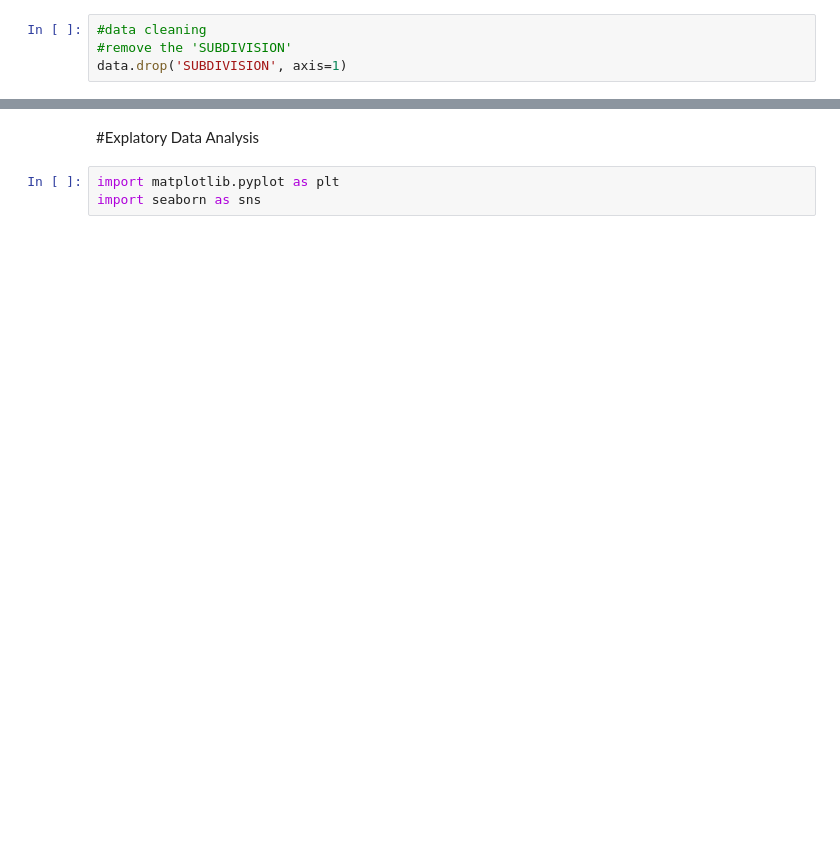
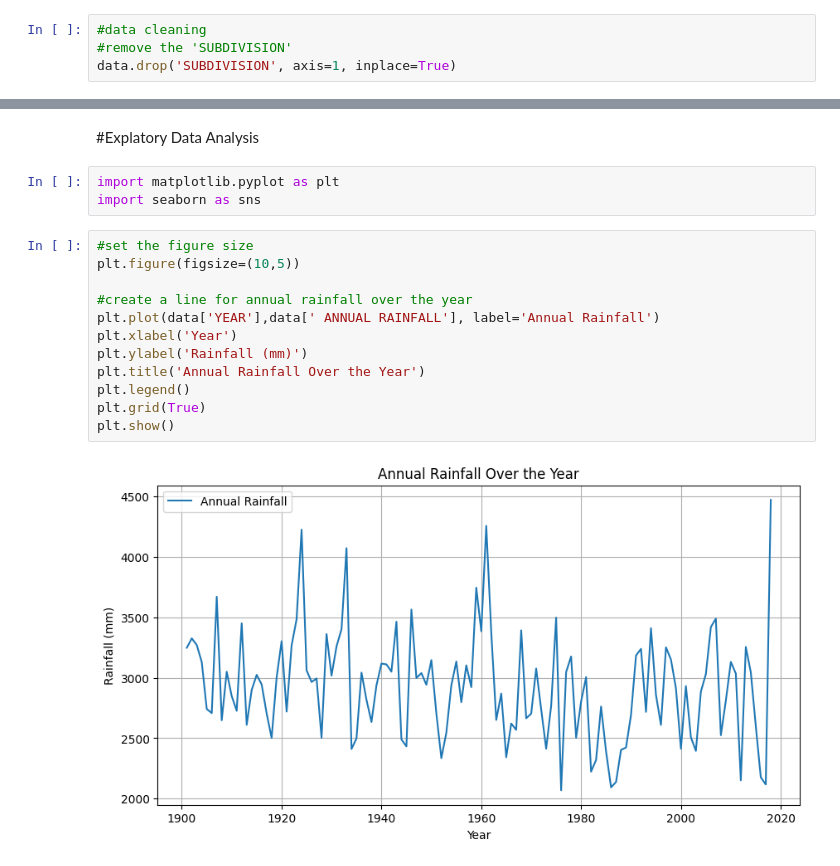
Before and after one commit to rjrizani/machine-learning, a Jupyter notebook: Flood_prediction.ipynb, the cells around one changed output, grey strips where cells are left out. Saved outputs shown, nothing was run; the diff lists cells and outputs as text; blank space fills up the shorter version.

```diff
--- a/Flood_prediction.ipynb
+++ b/Flood_prediction.ipynb
@@ -74,4 +74,4 @@ data.head()
 # %%
 #data cleaning
 #remove the 'SUBDIVISION'
-data.drop('SUBDIVISION', axis=1)
+data.drop('SUBDIVISION', axis=1, inplace=True)
@@ -94,3 +96,17 @@ data.drop('SUBDIVISION', axis=1)
 # %%
 import matplotlib.pyplot as plt
 import seaborn as sns
+# %%
+#set the figure size
+plt.figure(figsize=(10,5))
+
+#create a line for annual rainfall over the year
+plt.plot(data['YEAR'],data[' ANNUAL RAINFALL'], label='Annual Rainfall')
+plt.xlabel('Year')
+plt.ylabel('Rainfall (mm)')
+plt.title('Annual Rainfall Over the Year')
+plt.legend()
+plt.grid(True)
+plt.show()
+# %% [output]
+[figure, added]
```
Also changed, not shown: parts of 16 cells of this notebook.
